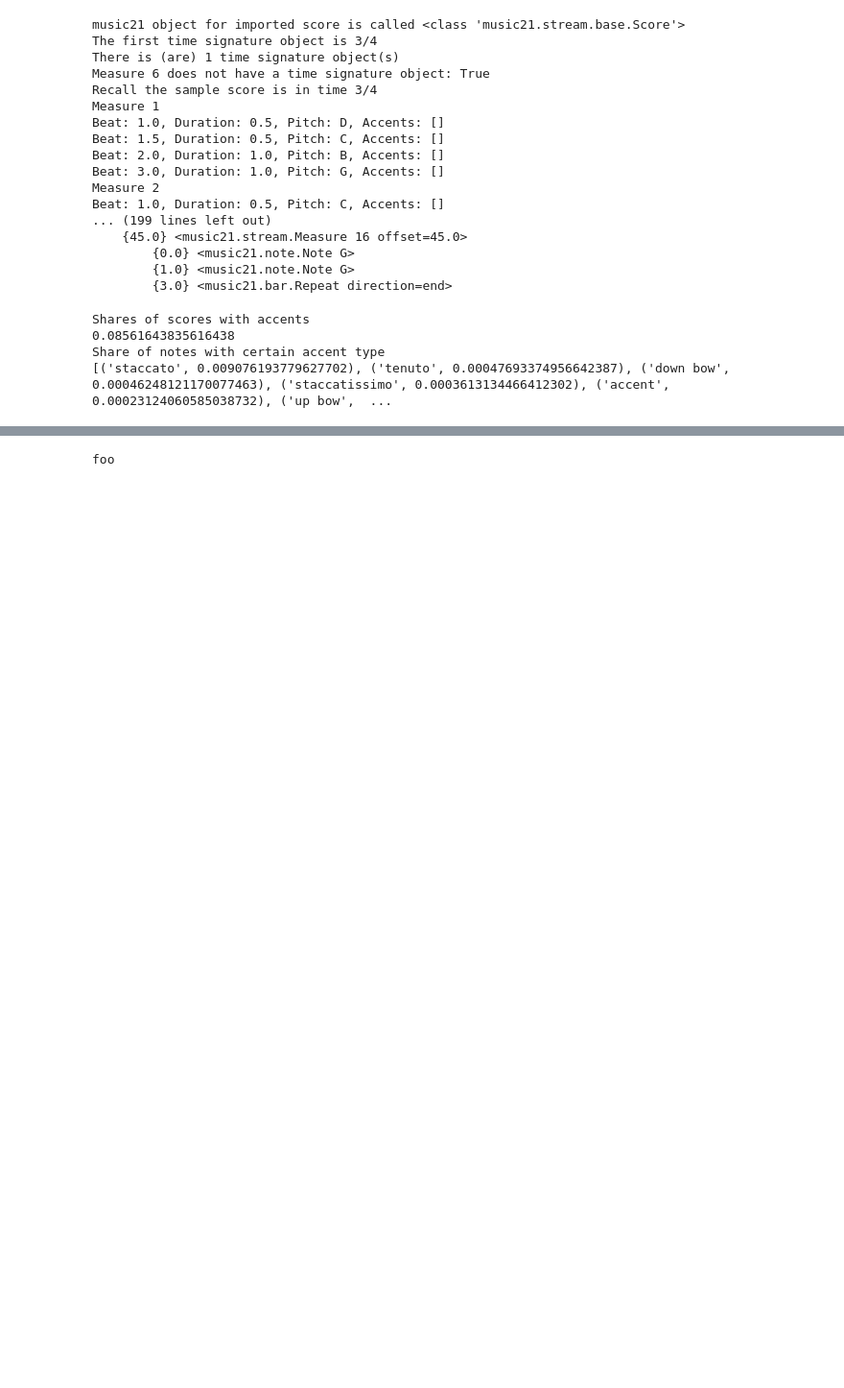
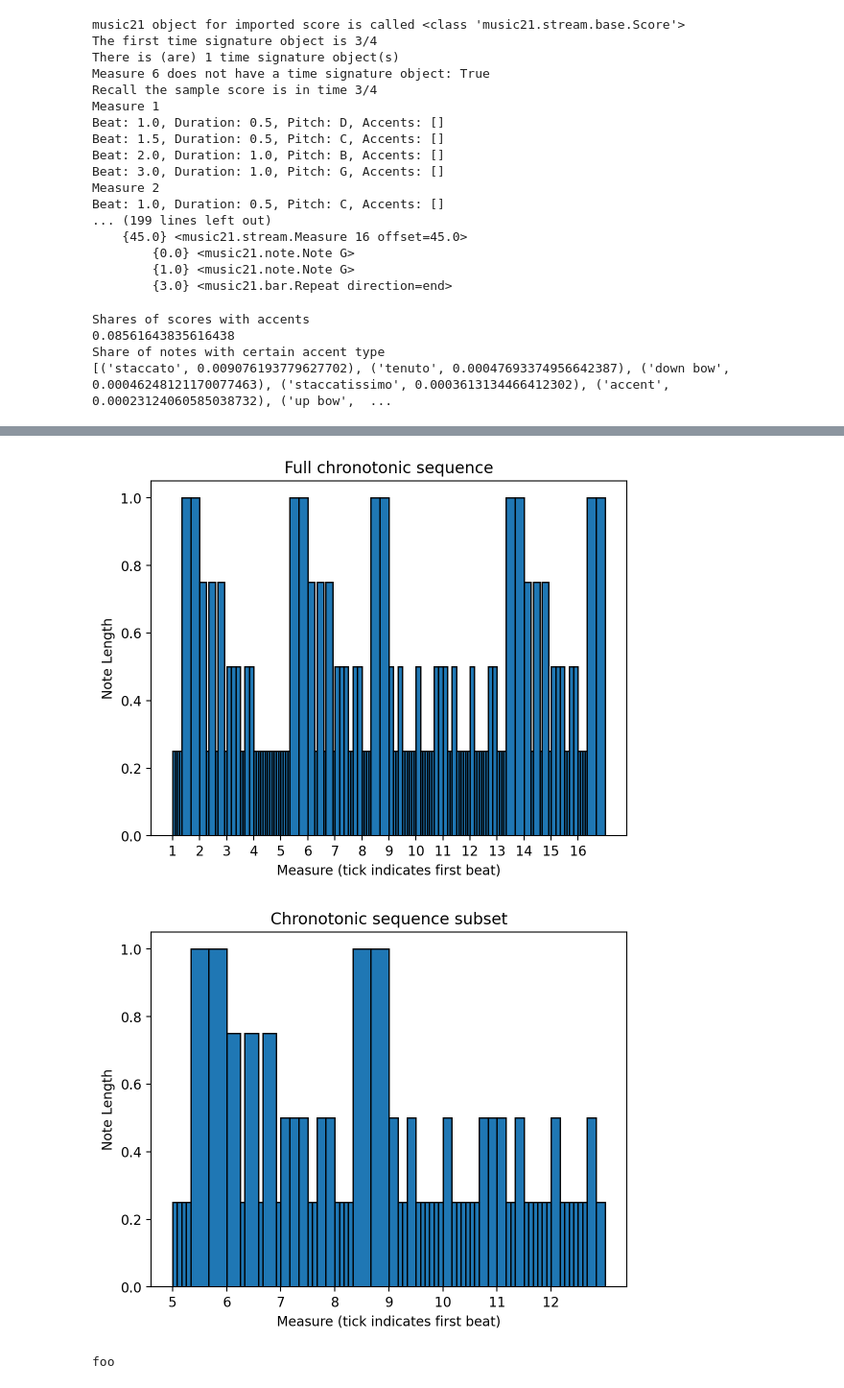
Before and after one commit to kaedejohnson/DH401-A1-RHYTHMGEN, a Jupyter notebook: explore.ipynb, the cells around one changed output, grey strips where cells are left out. Shown at 96% size. Cells and saved outputs as stored; diff of their text form; code cells hidden in the pictures; blank space fills up the shorter version.

Commit message:
map full and 8-bar-subset of any score w function

```diff
--- a/explore.ipynb
+++ b/explore.ipynb
@@ -177,22 +176,0 @@ plt.show()
-# %%
-import numpy as np
-import matplotlib.pyplot as plt
-import matplotlib.colors as mcolors
-import matplotlib.cm as cm
-
-onsets = []
-heights = []
-for note in slangpolska_scores['_Fingertarmen_polska_efter_ByssKalle_nr_46_b824bf.xml'].recurse().notes:
-    #print(note, note.beat + (3 * (note.measureNumber-1)), note.duration.quarterLength)
-    onsets.append(note.beat + (3 * (note.measureNumber-1)))
-    heights.append(note.duration.quarterLength)
-x = np.asarray(onsets)
-y = np.asarray(heights)
-#onsets.append(onsets[-1] + heights[-1])
-
-print(x, y, bin_width)
-fig, ax = plt.subplots()
-bar_plot = ax.bar(x, y, width=y, align='edge', edgecolor='black') # width=bin_width
-ax.set_ylabel("y")
-
-plt.show()
@@ -229,3 +243,9 @@ AttributeError: 'list' object has no attribute 'values'
+# %%
+# Now, a function that passes in a score name to create the above graphs
+chronotonic_builder('Pollonesse_183254_460e7c.xml')
+# %% [output]
+[figure, added]
+[figure, added]
 # %%
 # TODO: Random rhythm gen, smart rhythm gen, discover rhythm visualizer and comparison metric...
 # %% [output]
```
Also changed, not shown: parts of 5 cells of this notebook.
